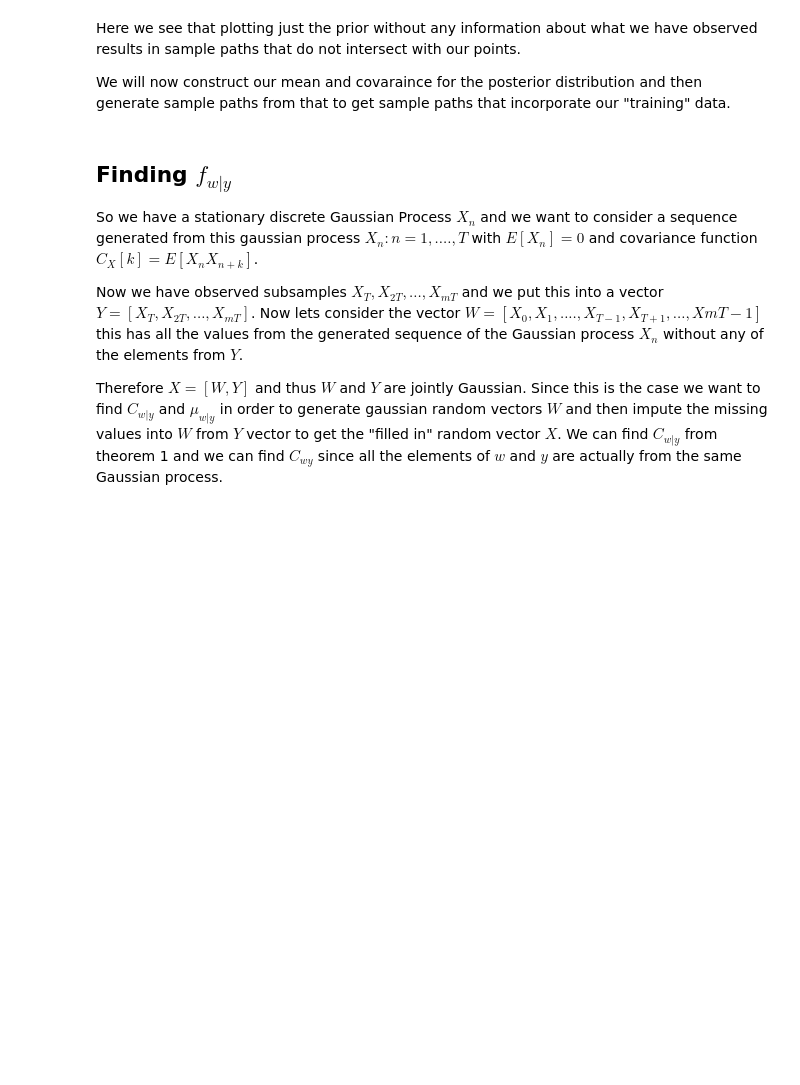
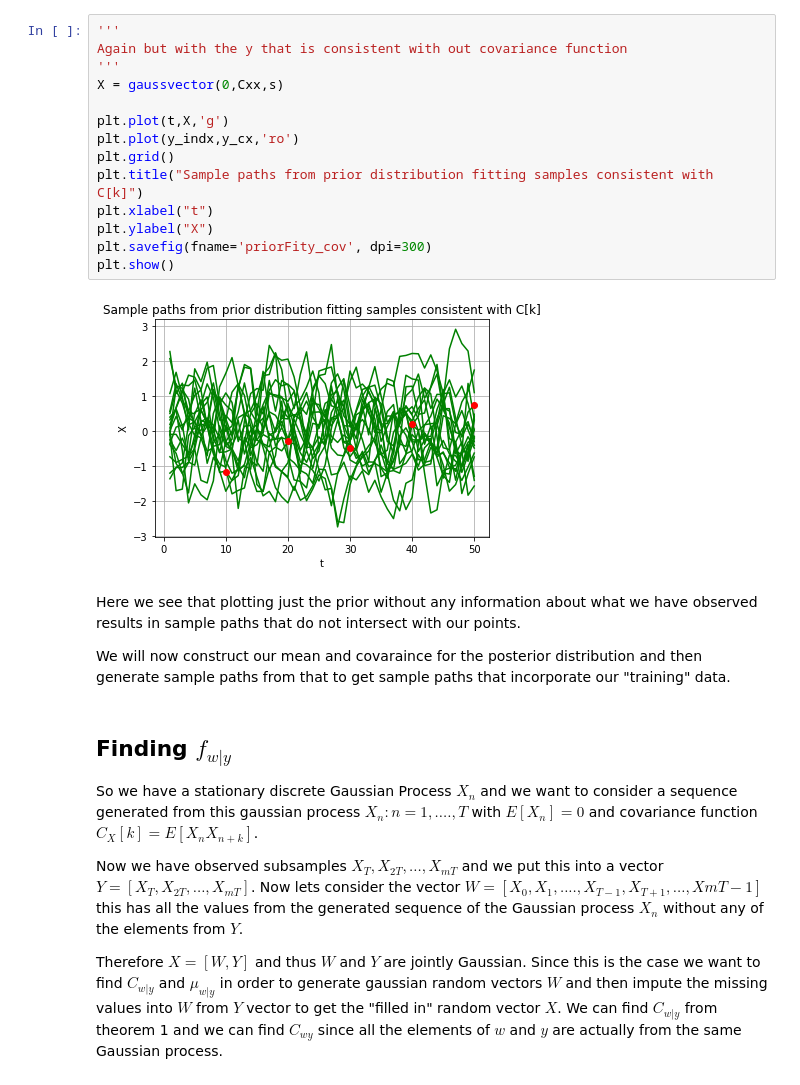
Before and after one commit to joeshenouda/GaussianProcess, a Jupyter notebook: assignment3.ipynb, the cells around one changed output. Saved outputs shown, nothing was run; the diff lists cells and outputs as text; blank space fills up the shorter version.

```diff
--- a/assignment3.ipynb
+++ b/assignment3.ipynb
@@ -71,3 +176,19 @@ plt.show()
+# %%
+'''
+Again but with the y that is consistent with out covariance function
+'''
+X = gaussvector(0,Cxx,s)
+
+plt.plot(t,X,'g')
+plt.plot(y_indx,y_cx,'ro')
+plt.grid()
+plt.title("Sample paths from prior distribution fitting samples consistent with C[k]")
+plt.xlabel("t")
+plt.ylabel("X")
+plt.savefig(fname='priorFity_cov', dpi=300)
+plt.show()
+# %% [output]
+[figure, added]
 # %% [markdown]
 Here we see that plotting just the prior without any information about what we have observed results in sample paths that do not intersect with our points.
 
```
Also changed, not shown: parts of 22 cells of this notebook, 13 other files.
